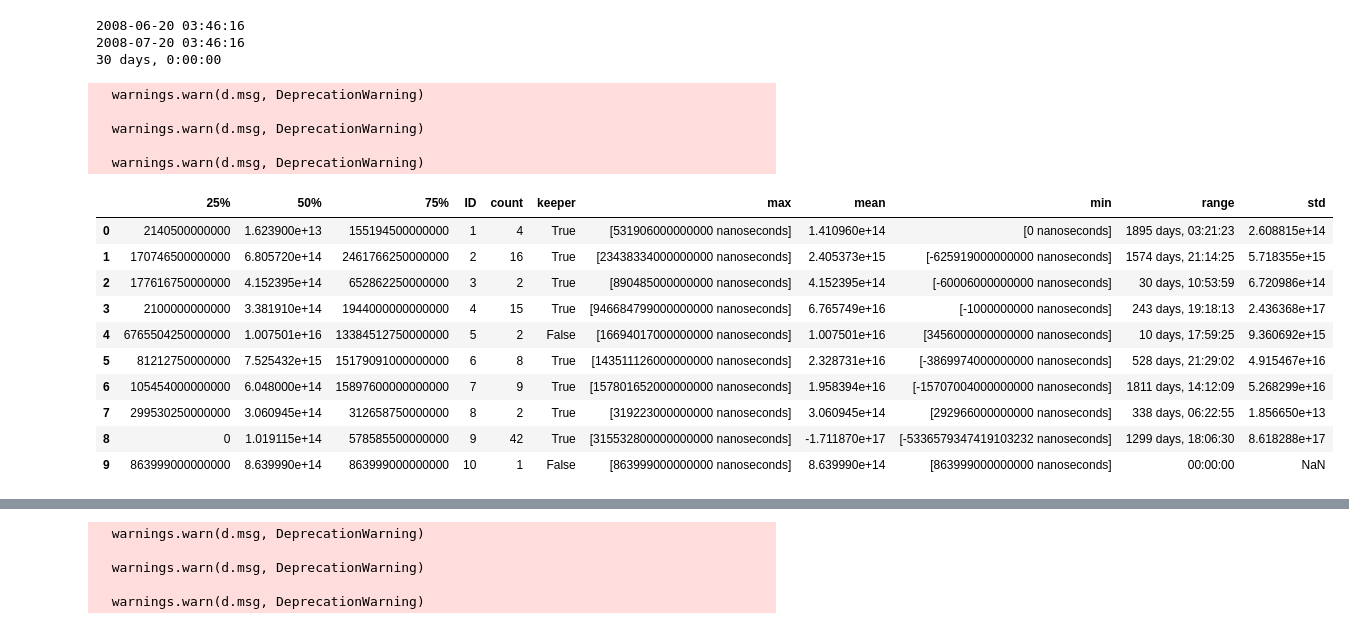
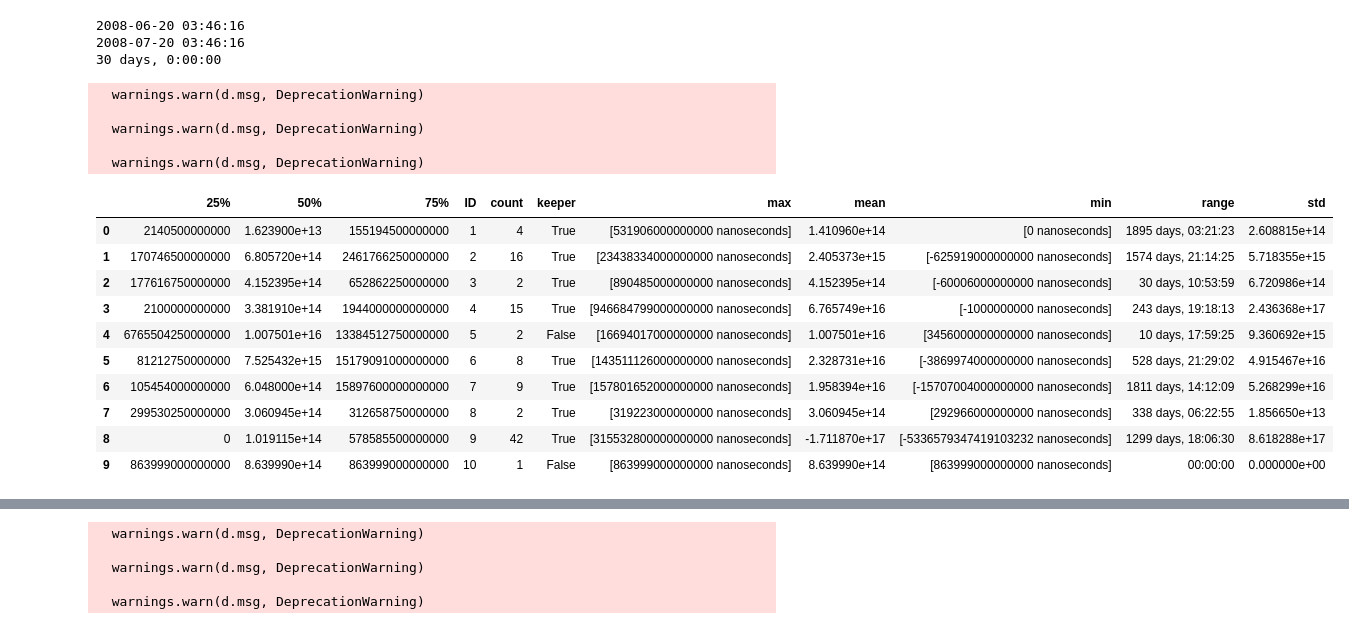
Before and after one commit to notionparallax/GA-DataScience, a Jupyter notebook: Prediction book analysis/PB analysis of users.ipynb, the cells around one changed output, grey strips where cells are left out. Saved outputs shown, nothing was run; the diff lists cells and outputs as text; code cells hidden in the pictures.

```diff
--- a/Prediction book analysis/PB analysis of users.ipynb
+++ b/Prediction book analysis/PB analysis of users.ipynb
@@ -1117,24 +1117,25 @@ for df in individualsDFs:
 2008-07-20 03:46:16
 30 days, 0:00:00
 # %%
-pd.DataFrame.from_dict(summaryPeople)[:10]
+summaryPeopleDF = pd.DataFrame.from_dict(summaryPeople).fillna(0)
+summaryPeopleDF[:10]
 # %% [output]
   warnings.warn(d.msg, DeprecationWarning)
 
   warnings.warn(d.msg, DeprecationWarning)
 
   warnings.warn(d.msg, DeprecationWarning)
 |  | 25% | 50% | 75% | ID | count | keeper | max | mean | min | range | std |
 | 0 | 2140500000000 | 1.623900e+13 | 155194500000000 | 1 | 4 | True | [531906000000000 nanoseconds] | 1.410960e+14 | [0 nanoseconds] | 1895 days, 03:21:23 | 2.608815e+14 |
 | 1 | 170746500000000 | 6.805720e+14 | 2461766250000000 | 2 | 16 | True | [23438334000000000 nanoseconds] | 2.405373e+15 | [-625919000000000 nanoseconds] | 1574 days, 21:14:25 | 5.718355e+15 |
 | 2 | 177616750000000 | 4.152395e+14 | 652862250000000 | 3 | 2 | True | [890485000000000 nanoseconds] | 4.152395e+14 | [-60006000000000 nanoseconds] | 30 days, 10:53:59 | 6.720986e+14 |
 | 3 | 2100000000000 | 3.381910e+14 | 1944000000000000 | 4 | 15 | True | [946684799000000000 nanoseconds] | 6.765749e+16 | [-1000000000 nanoseconds] | 243 days, 19:18:13 | 2.436368e+17 |
 | 4 | 6765504250000000 | 1.007501e+16 | 13384512750000000 | 5 | 2 | False | [16694017000000000 nanoseconds] | 1.007501e+16 | [3456000000000000 nanoseconds] | 10 days, 17:59:25 | 9.360692e+15 |
 | 5 | 81212750000000 | 7.525432e+15 | 15179091000000000 | 6 | 8 | True | [143511126000000000 nanoseconds] | 2.328731e+16 | [-3869974000000000 nanoseconds] | 528 days, 21:29:02 | 4.915467e+16 |
 | 6 | 105454000000000 | 6.048000e+14 | 15897600000000000 | 7 | 9 | True | [157801652000000000 nanoseconds] | 1.958394e+16 | [-15707004000000000 nanoseconds] | 1811 days, 14:12:09 | 5.268299e+16 |
 | 7 | 299530250000000 | 3.060945e+14 | 312658750000000 | 8 | 2 | True | [319223000000000 nanoseconds] | 3.060945e+14 | [292966000000000 nanoseconds] | 338 days, 06:22:55 | 1.856650e+13 |
 | 8 | 0 | 1.019115e+14 | 578585500000000 | 9 | 42 | True | [315532800000000000 nanoseconds] | -1.711870e+17 | [-5336579347419103232 nanoseconds] | 1299 days, 18:06:30 | 8.618288e+17 |
-| 9 | 863999000000000 | 8.639990e+14 | 863999000000000 | 10 | 1 | False | [863999000000000 nanoseconds] | 8.639990e+14 | [863999000000000 nanoseconds] | 00:00:00 | NaN |
+| 9 | 863999000000000 | 8.639990e+14 | 863999000000000 | 10 | 1 | False | [863999000000000 nanoseconds] | 8.639990e+14 | [863999000000000 nanoseconds] | 00:00:00 | 0.000000e+00 |
 # %%
 #TODO
 #scale values in DF
```
Also changed, not shown: parts of 2 cells of this notebook.
